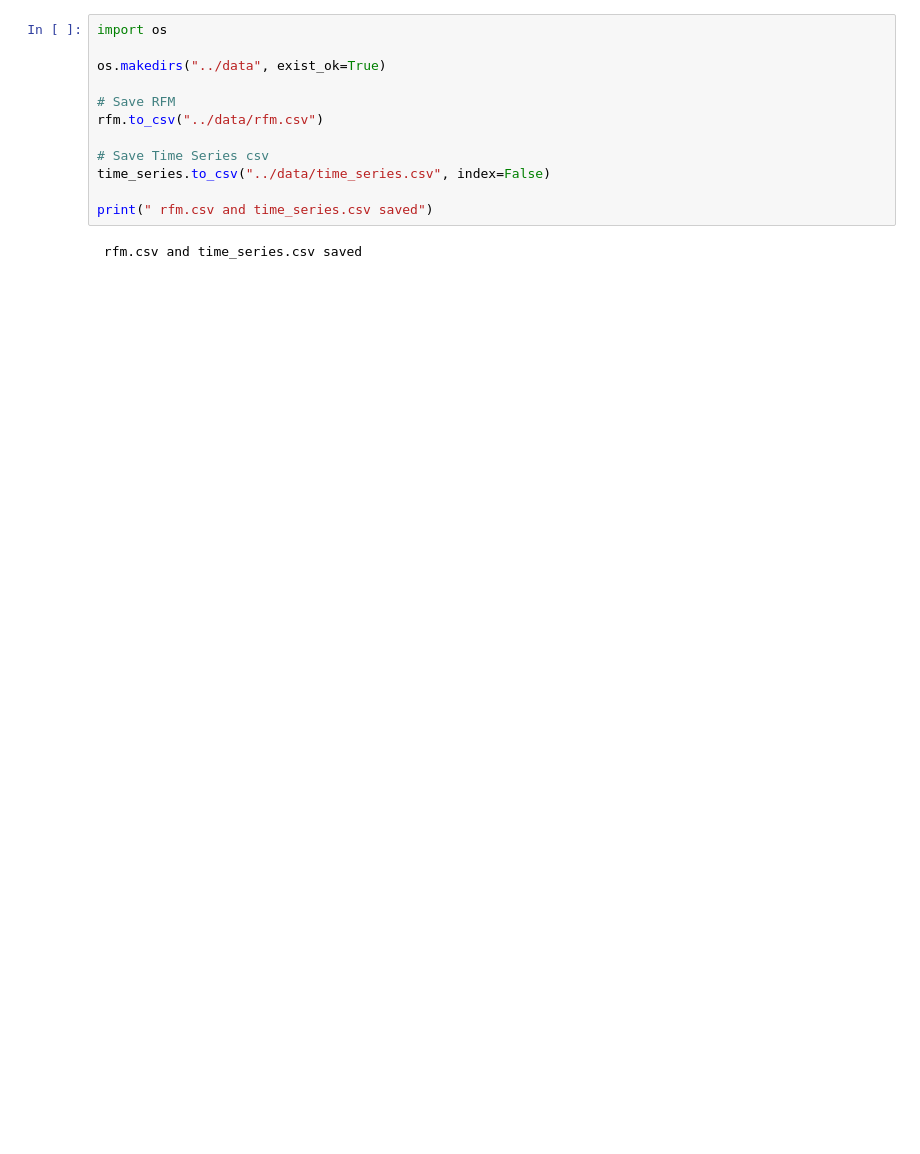
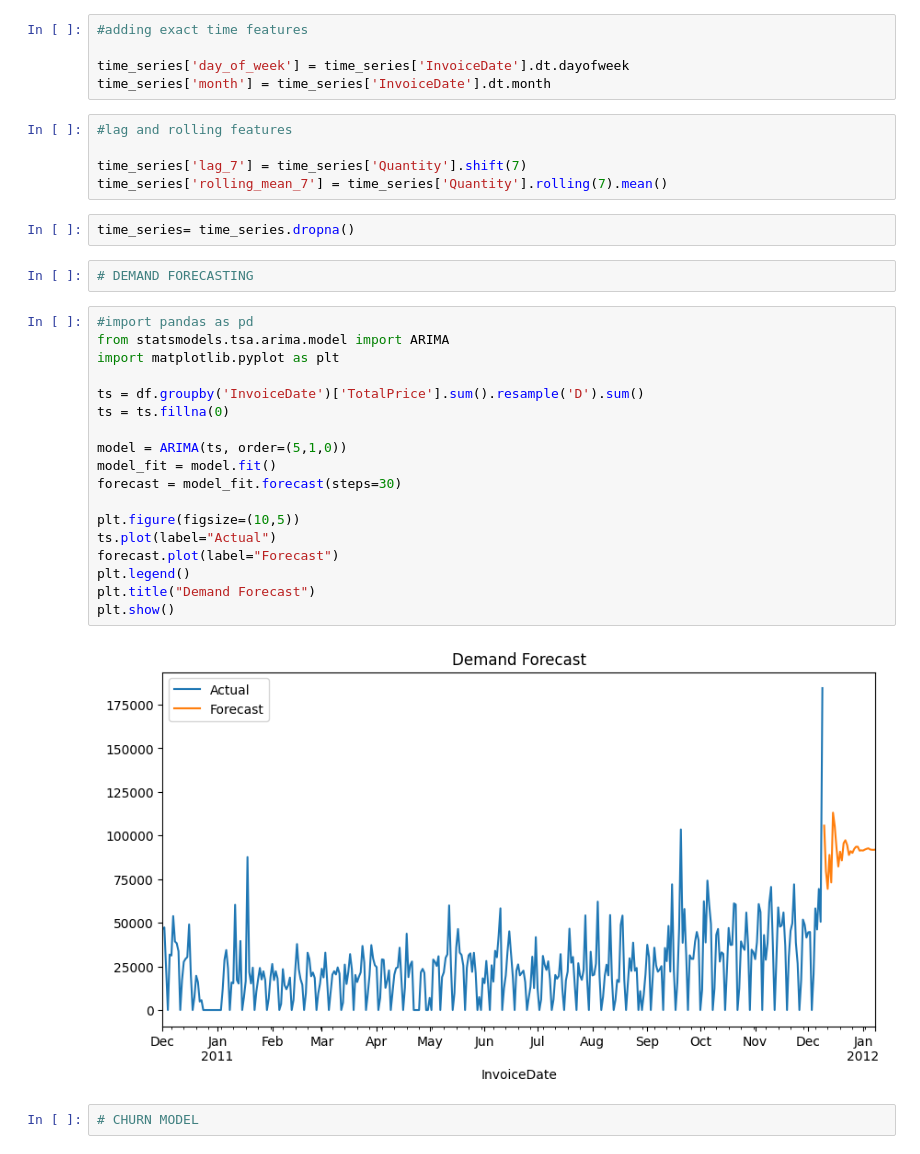
Before and after one commit to azizkh4ndev-ops/NeuralRetail, a Jupyter notebook: notebooks/features.ipynb, the cells around one changed output. Cells and saved outputs as stored; diff of their text form; blank space fills up the shorter version.

Commit message:
added the churn prediction and time series

```diff
--- a/notebooks/features.ipynb
+++ b/notebooks/features.ipynb
@@ -75,14 +96,36 @@ time_series= time_series.dropna()
 # %%
-import os
+#adding exact time features
 
-os.makedirs("../data", exist_ok=True)
-
-# Save RFM
-rfm.to_csv("../data/rfm.csv")
-
-# Save Time Series csv
-time_series.to_csv("../data/time_series.csv", index=False)
-
-print(" rfm.csv and time_series.csv saved")
+time_series['day_of_week'] = time_series['InvoiceDate'].dt.dayofweek
+time_series['month'] = time_series['InvoiceDate'].dt.month
-# %% [output]
- rfm.csv and time_series.csv saved
+# %%
+#lag and rolling features
+
+time_series['lag_7'] = time_series['Quantity'].shift(7)
+time_series['rolling_mean_7'] = time_series['Quantity'].rolling(7).mean()
+# %%
+time_series= time_series.dropna()
+# %%
+# DEMAND FORECASTING
+# %%
+#import pandas as pd
+from statsmodels.tsa.arima.model import ARIMA
+import matplotlib.pyplot as plt
+
+ts = df.groupby('InvoiceDate')['TotalPrice'].sum().resample('D').sum()
+ts = ts.fillna(0)
+
+model = ARIMA(ts, order=(5,1,0))
+model_fit = model.fit()
+forecast = model_fit.forecast(steps=30)
+
+plt.figure(figsize=(10,5))
+ts.plot(label="Actual")
+forecast.plot(label="Forecast")
+plt.legend()
+plt.title("Demand Forecast")
+plt.show()
+# %% [output]
+[figure, added]
+# %%
+# CHURN MODEL
```
Also changed, not shown: parts of 14 cells of this notebook, 5 other files.
